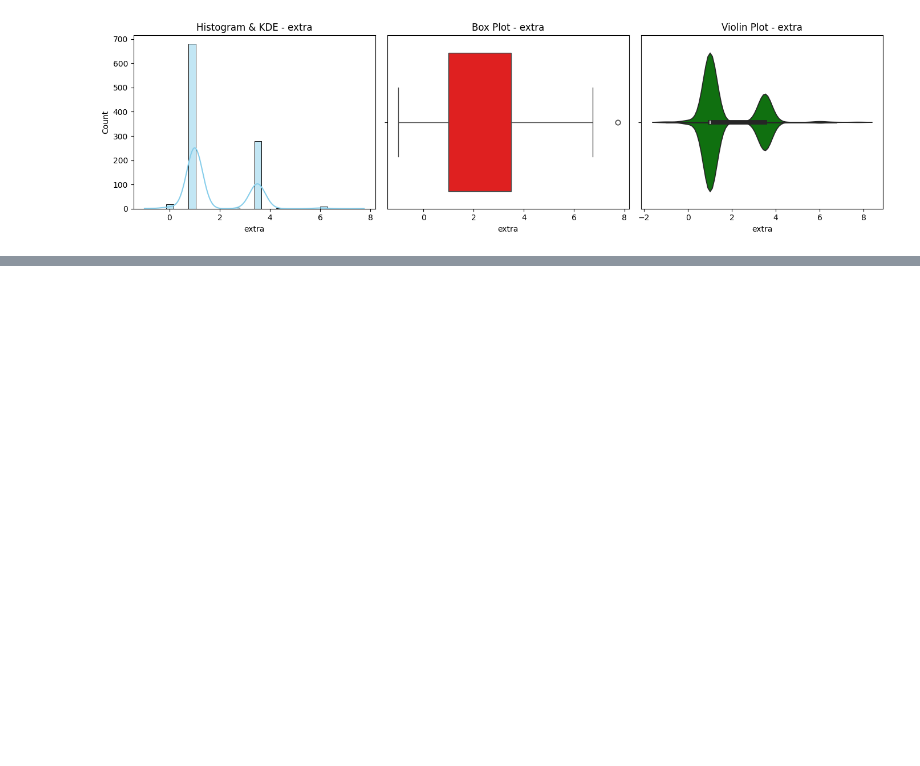
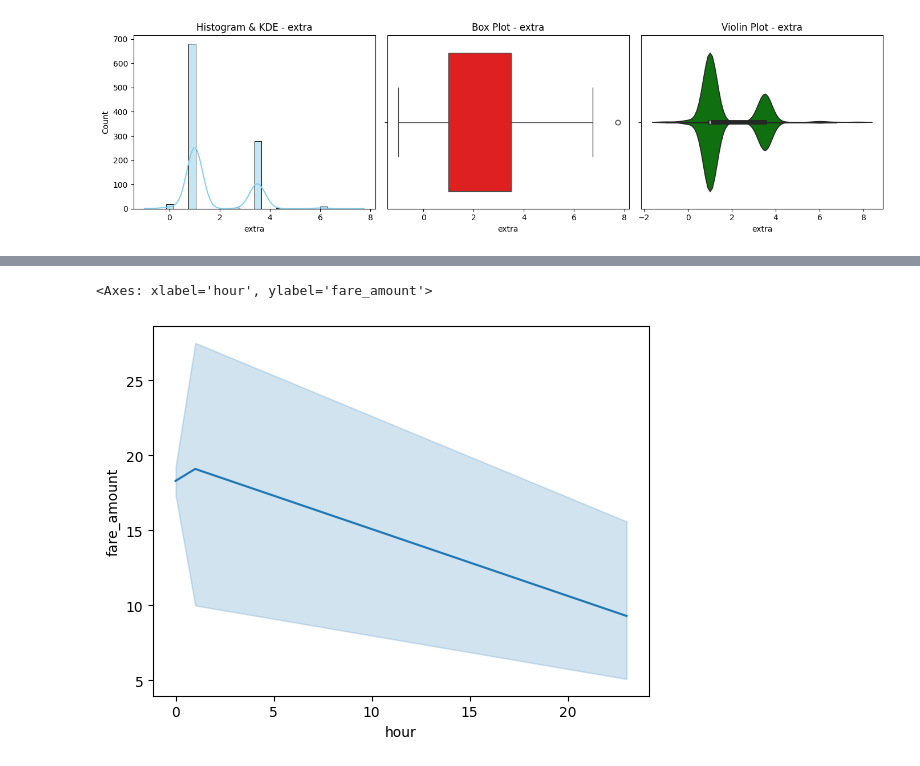
Before and after one commit to merajsiddieque/DS-LAB, a Jupyter notebook: DS_Lab2.ipynb, the cells around one changed output, grey strips where cells are left out. Cells and saved outputs as stored; diff of their text form; code cells hidden in the pictures; blank space fills up the shorter version.

```diff
--- a/DS_Lab2.ipynb
+++ b/DS_Lab2.ipynb
@@ -283,0 +236,6 @@ confidence_interval(tip_amount, 'Tip Amount')
+# %%
+df['hour'] = df['tpep_pickup_datetime'].dt.hour
+sns.lineplot(x='hour', y='fare_amount', data=df)
+# %% [output]
+<Axes: xlabel='hour', ylabel='fare_amount'>
+[figure, added]
```
Also changed, not shown: parts of 21 cells of this notebook.
